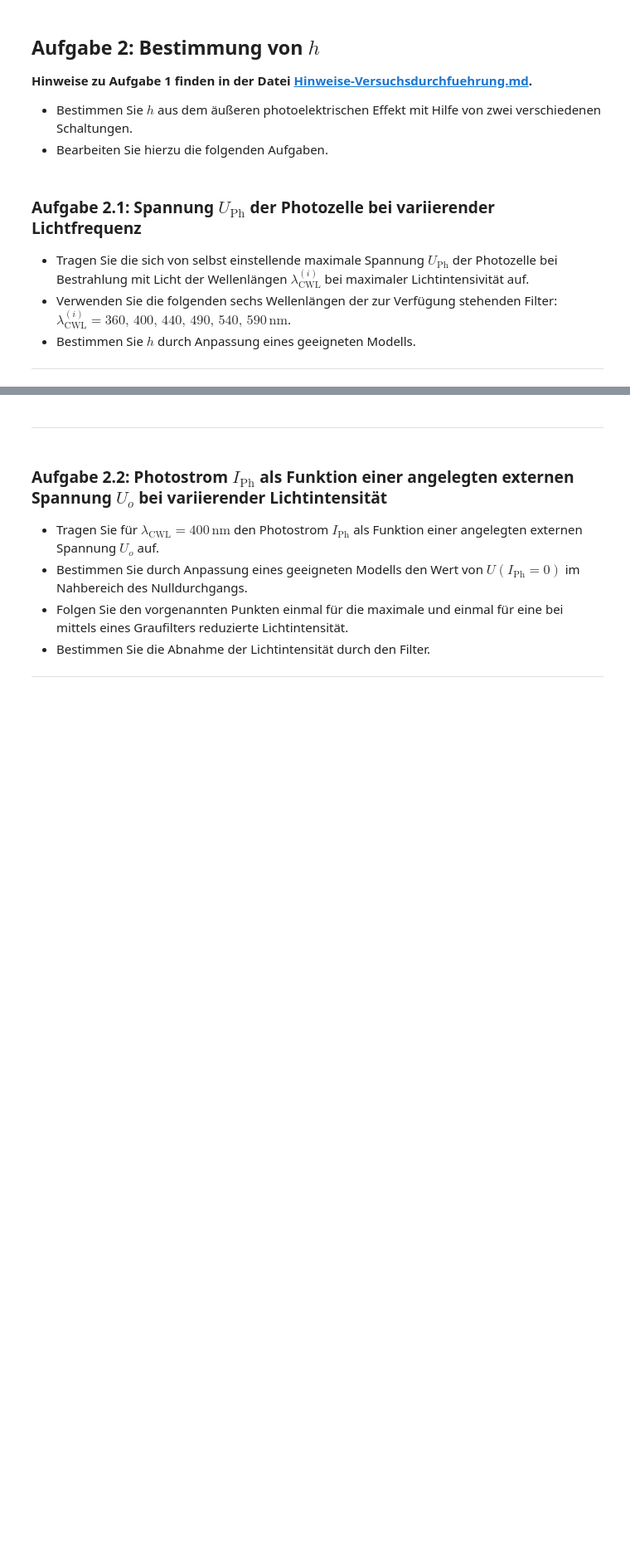
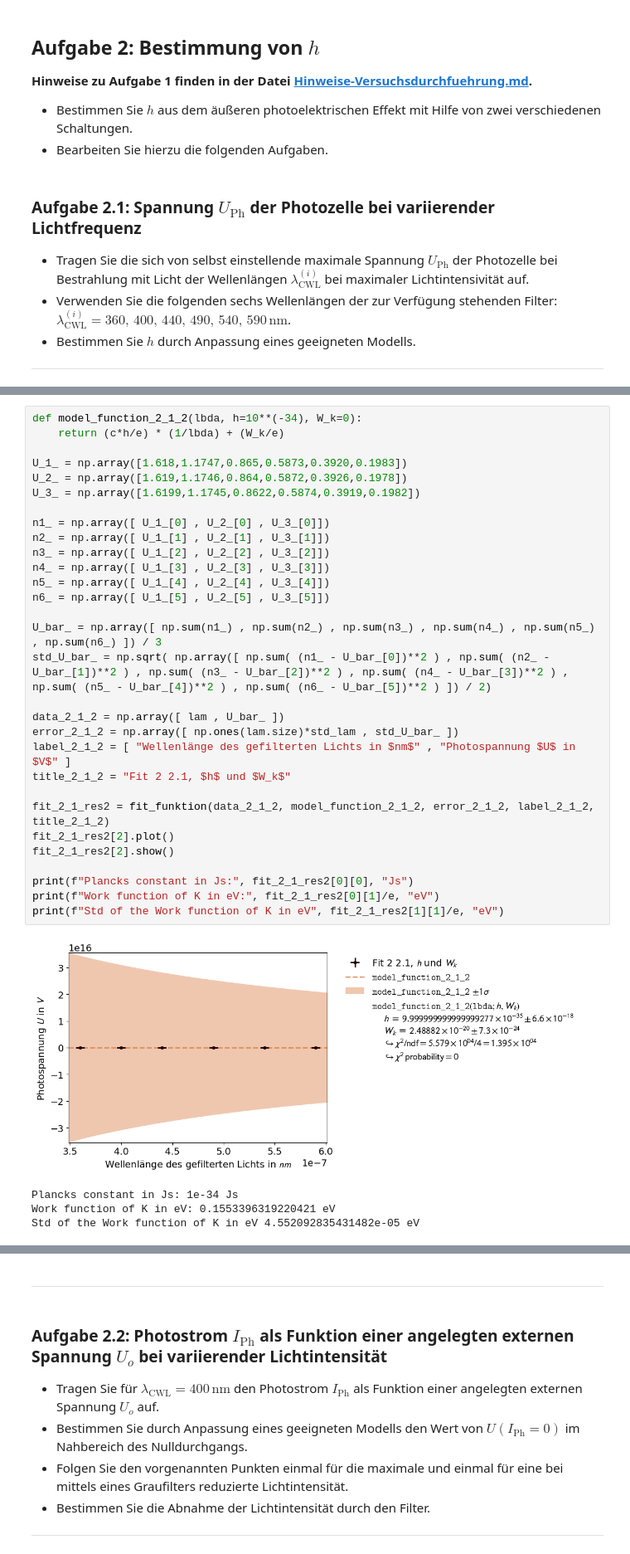
Before and after one commit to MRNock04/P2, a Jupyter notebook: Photoeffekt/Photoeffekt.ipynb, the cells around one changed output, grey strips where cells are left out. Shown at 83% size. Drawn from its saved outputs; the diff is of its cells as text; blank space fills up the shorter version.

```diff
--- a/Photoeffekt/Photoeffekt.ipynb
+++ b/Photoeffekt/Photoeffekt.ipynb
@@ -194,0 +235,35 @@ U_std = 0.01
+# %%
+def model_function_2_1_2(lbda, h=10**(-34), W_k=0):
+    return (c*h/e) * (1/lbda) + (W_k/e)
+
+U_1_ = np.array([1.618,1.1747,0.865,0.5873,0.3920,0.1983])
+U_2_ = np.array([1.619,1.1746,0.864,0.5872,0.3926,0.1978])
+U_3_ = np.array([1.6199,1.1745,0.8622,0.5874,0.3919,0.1982])
+
+n1_ = np.array([ U_1_[0] , U_2_[0] , U_3_[0]])
+n2_ = np.array([ U_1_[1] , U_2_[1] , U_3_[1]])
+n3_ = np.array([ U_1_[2] , U_2_[2] , U_3_[2]])
+n4_ = np.array([ U_1_[3] , U_2_[3] , U_3_[3]])
+n5_ = np.array([ U_1_[4] , U_2_[4] , U_3_[4]])
+n6_ = np.array([ U_1_[5] , U_2_[5] , U_3_[5]])
+
+U_bar_ = np.array([ np.sum(n1_) , np.sum(n2_) , np.sum(n3_) , np.sum(n4_) , np.sum(n5_) , np.sum(n6_) ]) / 3
+std_U_bar_ = np.sqrt( np.array([ np.sum( (n1_ - U_bar_[0])**2 ) , np.sum( (n2_ - U_bar_[1])**2 ) , np.sum( (n3_ - U_bar_[2])**2 ) , np.sum( (n4_ - U_bar_[3])**2 ) , np.sum( (n5_ - U_bar_[4])**2 ) , np.sum( (n6_ - U_bar_[5])**2 ) ]) / 2)
+
+data_2_1_2 = np.array([ lam , U_bar_ ])
+error_2_1_2 = np.array([ np.ones(lam.size)*std_lam , std_U_bar_ ])
+label_2_1_2 = [ "Wellenlänge des gefilterten Lichts in $nm$" , "Photospannung $U$ in $V$" ]
+title_2_1_2 = "Fit 2 2.1, $h$ und $W_k$"
+
+fit_2_1_res2 = fit_funktion(data_2_1_2, model_function_2_1_2, error_2_1_2, label_2_1_2, title_2_1_2)
+fit_2_1_res2[2].plot()
+fit_2_1_res2[2].show()
+
+print(f"Plancks constant in Js:", fit_2_1_res2[0][0], "Js")
+print(f"Work function of K in eV:", fit_2_1_res2[0][1]/e, "eV")
+print(f"Std of the Work function of K in eV", fit_2_1_res2[1][1]/e, "eV")
+# %% [output]
+[figure, added]
+Plancks constant in Js: 1e-34 Js
+Work function of K in eV: 0.1553396319220421 eV
+Std of the Work function of K in eV 4.552092835431482e-05 eV
```
Also changed, not shown: parts of 23 cells of this notebook, 1 other file.
